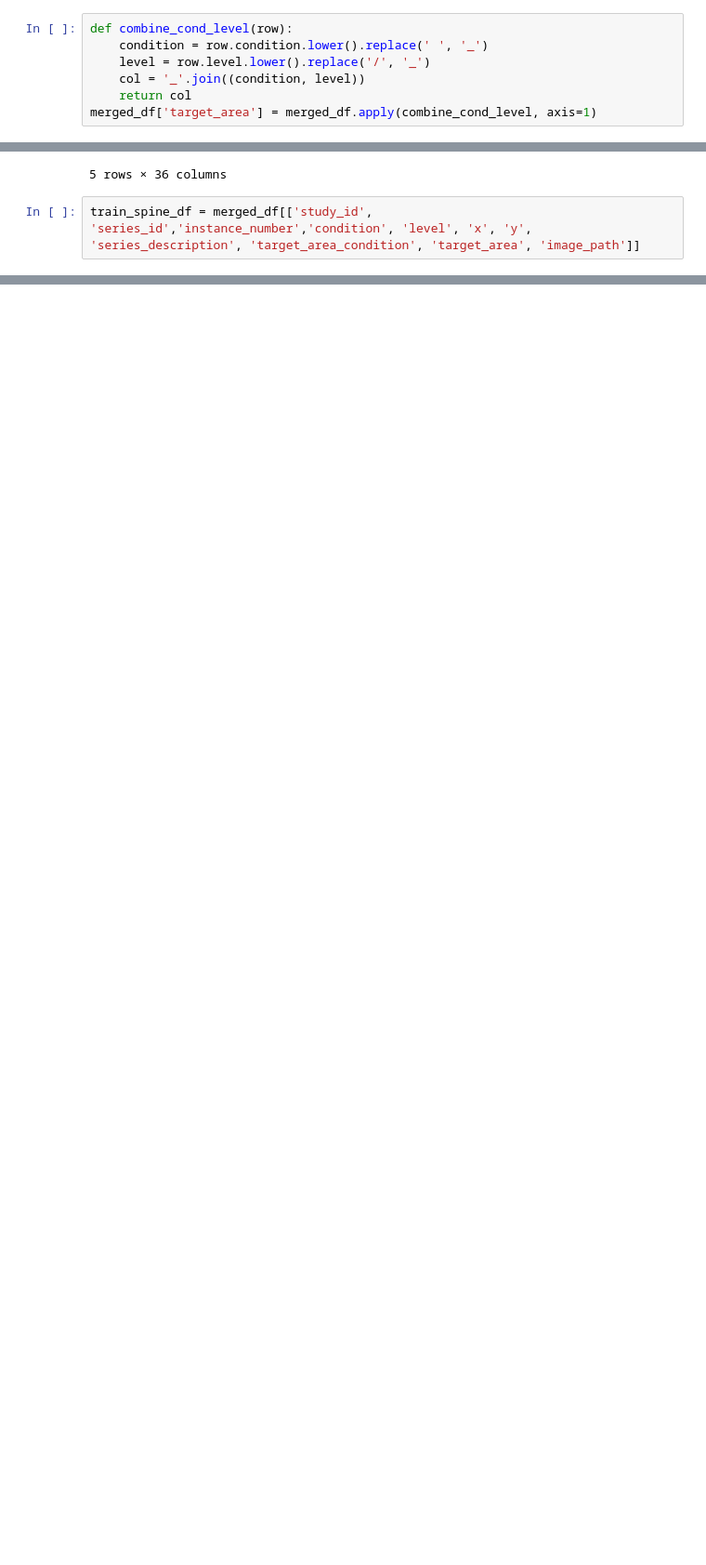
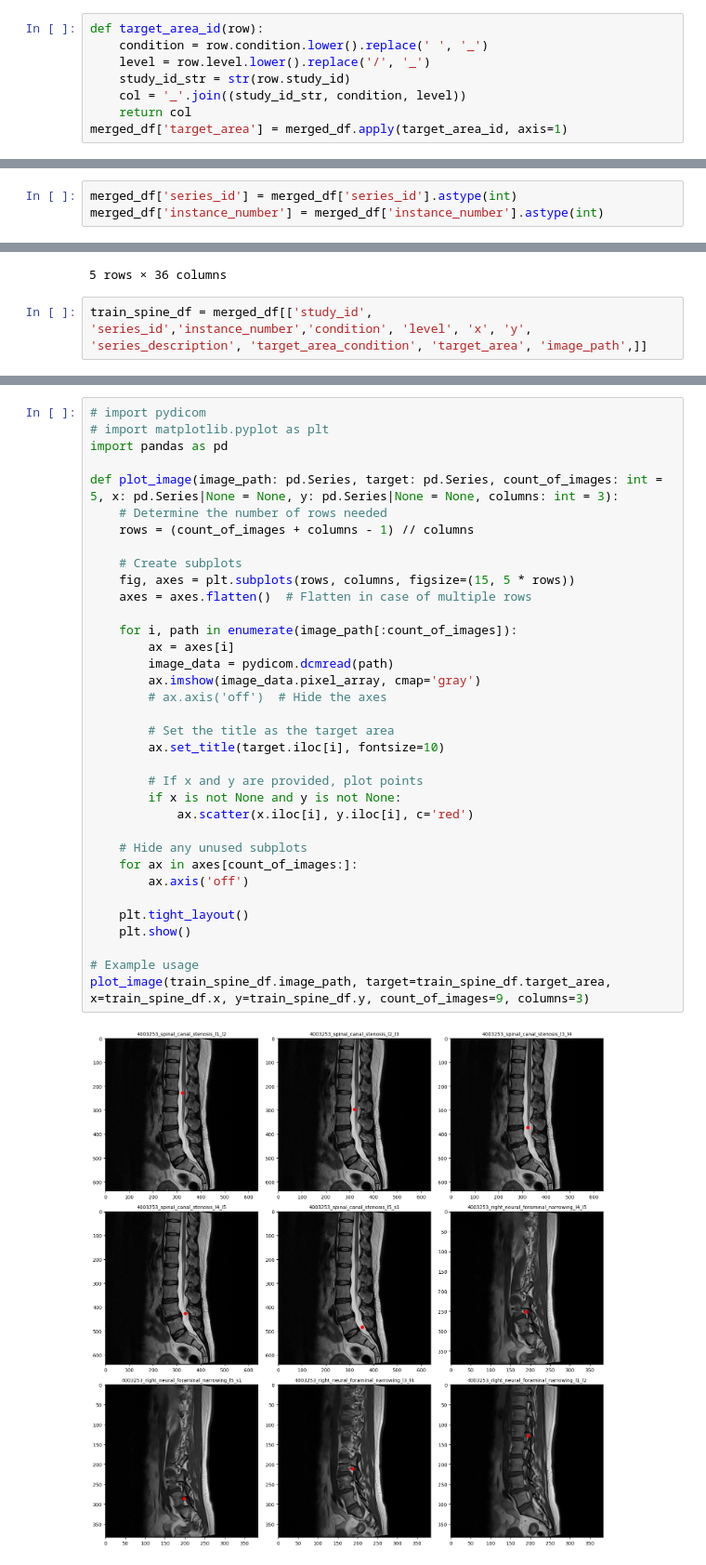
Before and after one commit to peteray-dev/lumbar-spine-degenerative_classification, a Jupyter notebook: spine-degenerative.ipynb, the cells around one changed output, grey strips where cells are left out. Shown at 93% size. Cells and saved outputs as stored; diff of their text form; blank space fills up the shorter version.

Commit message:
Kaggle Notebook | spine degenerative | Version 3

```diff
--- a/spine-degenerative.ipynb
+++ b/spine-degenerative.ipynb
@@ -266,12 +267,13 @@ def combine_cond_level(row):
 
 merged_df['target_area_condition'] = merged_df.apply(combine_cond_level, axis=1)
 # %%
-def combine_cond_level(row):
+def target_area_id(row):
     condition = row.condition.lower().replace(' ', '_')
     level = row.level.lower().replace('/', '_')
-    col = '_'.join((condition, level))
+    study_id_str = str(row.study_id)
+    col = '_'.join((study_id_str, condition, level))
     return col
-merged_df['target_area'] = merged_df.apply(combine_cond_level, axis=1)
+merged_df['target_area'] = merged_df.apply(target_area_id, axis=1)
 # %%
 merged_df
 # %% [output]
@@ -297,3 +303,6 @@ test_folder = os.path.join(base_path, 'test_images')
+# %%
+merged_df['series_id'] = merged_df['series_id'].astype(int)
+merged_df['instance_number'] = merged_df['instance_number'].astype(int)
 # %%
 def generate_image_path(row, train_folder):
     image_path = f"{train_folder}/{row['study_id']}/{row['series_id']}/{row['instance_number']}.dcm"
@@ -311,4 +320,4 @@ merged_df.head()
 | 4 | 4003253 | Normal/Mild | Normal/Mild | Normal/Mild | Normal/Mild | ... |
 5 rows × 36 columns
 # %%
-train_spine_df = merged_df[['study_id', 'series_id','instance_number','condition', 'level', 'x', 'y', 'series_description', 'target_area_condition', 'target_area', 'image_path']]
+train_spine_df = merged_df[['study_id', 'series_id','instance_number','condition', 'level', 'x', 'y', 'series_description', 'target_area_condition', 'target_area', 'image_path',]]
@@ -315 +368,38 @@ train_spine_df = merged_df[['study_id', 'series_id','instance_number','condition
+# %%
+# import pydicom
+# import matplotlib.pyplot as plt
+import pandas as pd
+
+def plot_image(image_path: pd.Series, target: pd.Series, count_of_images: int = 5, x: pd.Series|None = None, y: pd.Series|None = None, columns: int = 3):
+    # Determine the number of rows needed
+    rows = (count_of_images + columns - 1) // columns
+
+    # Create subplots
+    fig, axes = plt.subplots(rows, columns, figsize=(15, 5 * rows))
+    axes = axes.flatten()  # Flatten in case of multiple rows
+
+    for i, path in enumerate(image_path[:count_of_images]):
+        ax = axes[i]
+        image_data = pydicom.dcmread(path)
+        ax.imshow(image_data.pixel_array, cmap='gray')
+        # ax.axis('off')  # Hide the axes
+
+        # Set the title as the target area
+        ax.set_title(target.iloc[i], fontsize=10)
+
+        # If x and y are provided, plot points
+        if x is not None and y is not None:
+            ax.scatter(x.iloc[i], y.iloc[i], c='red')
+
+    # Hide any unused subplots
+    for ax in axes[count_of_images:]:
+        ax.axis('off')
+
+    plt.tight_layout()
+    plt.show()
+
+# Example usage
+plot_image(train_spine_df.image_path, target=train_spine_df.target_area, x=train_spine_df.x, y=train_spine_df.y, count_of_images=9, columns=3)
+# %% [output]
+[figure, added]
 # %%
```
Also changed, not shown: parts of 23 cells of this notebook.
